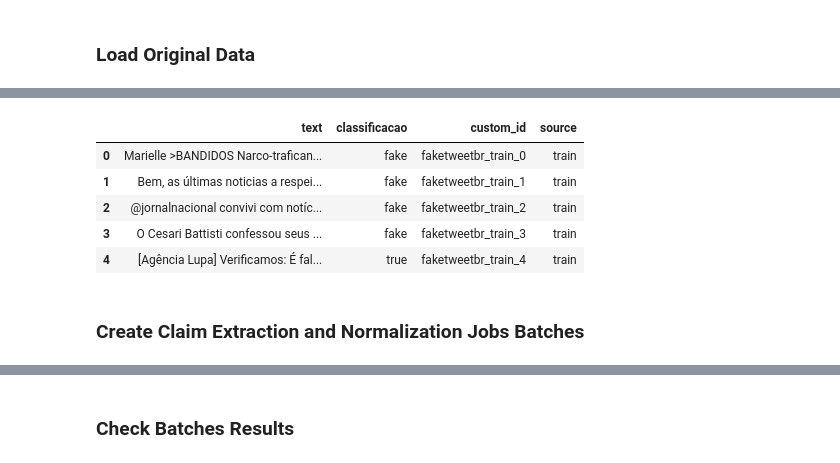
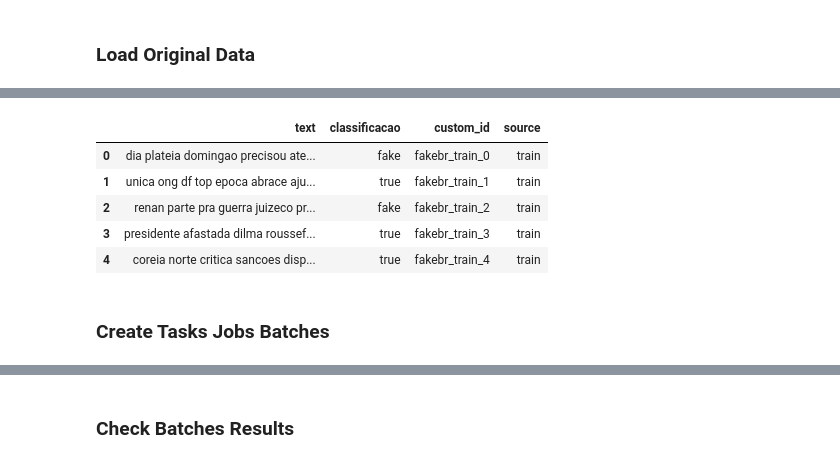
Before and after one commit to LuccaSabbatini/tcc_claim_extract_norm_check, a Jupyter notebook: notebooks/01-generate-datasets.ipynb, the cells around one changed output, grey strips where cells are left out. Cells and saved outputs as stored; diff of their text form; code cells hidden in the pictures.

```diff
--- a/notebooks/01-generate-datasets.ipynb
+++ b/notebooks/01-generate-datasets.ipynb
@@ -38,15 +39,21 @@ client = OpenAI(api_key=os.getenv("OPENAI_API_KEY"))
 ### Constants
 # %%
 # Dataset configuration
-DATASET = "faketweetbr" # Dataset that will be used to generate new datasets after claim extraction and normalization tasks.
+DATASET = "fakebr" # Dataset that will be used to generate new datasets after claim extraction and normalization tasks.
 MODEL = "gpt-5" # Model that will be used to generate the datasets.
 DATASET_IMPORTANT_COLUMNS = ["text", "classificacao"] # All important columns in the dataset except index/id cloumns (custom id will be added automatically)
-PROCESS_TIME = None  # This variable is used to resume the processing of a previous execution. If None, current timestamp will be used.
+PROCESS_TIME = None  # This variable is used to resume the processing of a previous execution. If None, current timestamp will be used (new execution).
 PROCESS_ID = f"{MODEL}_{PROCESS_TIME if PROCESS_TIME else pd.Timestamp.now().strftime('%Y-%m-%d_%H-%M-%S')}"
+TASKS = [
+  "claim_extraction", # Task to extract claims from the original text.
+  "claim_normalization", # Task to normalize the extracted claims.
+  # "claim_extraction_normalization" # Task to normalize previously extracted claims.
+] # Tasks to be executed in the dataset generation job.
 
-# Directory paths
+# Directory paths and files
 DATASET_PATH = f"../data/{DATASET}"
 ORIGINAL_DATASET_PATH = DATASET_PATH + "/original"
+ORIGINAL_DATASET_FILES = [f"{ORIGINAL_DATASET_PATH}/train.csv", f"{ORIGINAL_DATASET_PATH}/test.csv"]
 UNPROCESSED_BATCHES_DIR = f"{DATASET_PATH}/batches/datasets_generation_jobs/unprocessed/{PROCESS_ID}"
 UPLOADED_BATCHES_DIR = f"{DATASET_PATH}/batches/datasets_generation_jobs/uploaded/{PROCESS_ID}"
 PROCESSING_BATCHES_DIR = f"{DATASET_PATH}/batches/datasets_generation_jobs/processing/{PROCESS_ID}"
@@ -78,12 +85,12 @@ os.makedirs(FAILED_BATCHES_DIR, exist_ok=True)
 dataset_df = pd.DataFrame()
 
 # Read all CSV files in the dataset directory and concatenate them into a single DataFrame
-for file in os.listdir(ORIGINAL_DATASET_PATH):
+for file in ORIGINAL_DATASET_FILES:
     if file.endswith(".csv"):
-        df = pd.read_csv(os.path.join(ORIGINAL_DATASET_PATH, file))
+        df = pd.read_csv(file)
 
-				# Row source
-        row_source = file.replace(".csv", "")
+        # Row source
+        row_source = file.split("/")[-1].replace(".csv", "")  # e.g., train or test
 
         # If the custom_id column does not exist, create it and save the updated dataframe back to the csv file
         if "custom_id" not in df.columns:
@@ -97,7 +104,7 @@ for file in os.listdir(ORIGINAL_DATASET_PATH):
             df = df[cols]
 
             # Save the updated dataframe back to the csv file
-            df.to_csv(os.path.join(ORIGINAL_DATASET_PATH, file), index=False)
+            df.to_csv(file, index=False)
 
         # Add a source column to identify the origin of each row
         df["source"] = row_source
@@ -116,11 +123,11 @@ dataset_df.head()
 |  | text | classificacao | custom_id | source |
-| 0 | Marielle >BANDIDOS Narco-trafican... | fake | faketweetbr_train_0 | train |
-| 1 | Bem, as últimas noticias a respei... | fake | faketweetbr_train_1 | train |
-| 2 | @jornalnacional convivi com notíc... | fake | faketweetbr_train_2 | train |
-| 3 | O Cesari Battisti confessou seus ... | fake | faketweetbr_train_3 | train |
-| 4 | [Agência Lupa] Verificamos: É fal... | true | faketweetbr_train_4 | train |
+| 0 | dia plateia domingao precisou ate... | fake | fakebr_train_0 | train |
+| 1 | unica ong df top epoca abrace aju... | true | fakebr_train_1 | train |
+| 2 | renan parte pra guerra juizeco pr... | fake | fakebr_train_2 | train |
+| 3 | presidente afastada dilma roussef... | true | fakebr_train_3 | train |
+| 4 | coreia norte critica sancoes disp... | true | fakebr_train_4 | train |
 # %% [markdown]
-### Create Claim Extraction and Normalization Jobs Batches
+### Create Tasks Jobs Batches
 # %%
 # Function to generate JSONL rows for a batch
 def generate_batch_jsonl_rows(batch_df):
```
Also changed, not shown: parts of 6 cells of this notebook, 18 other files.
